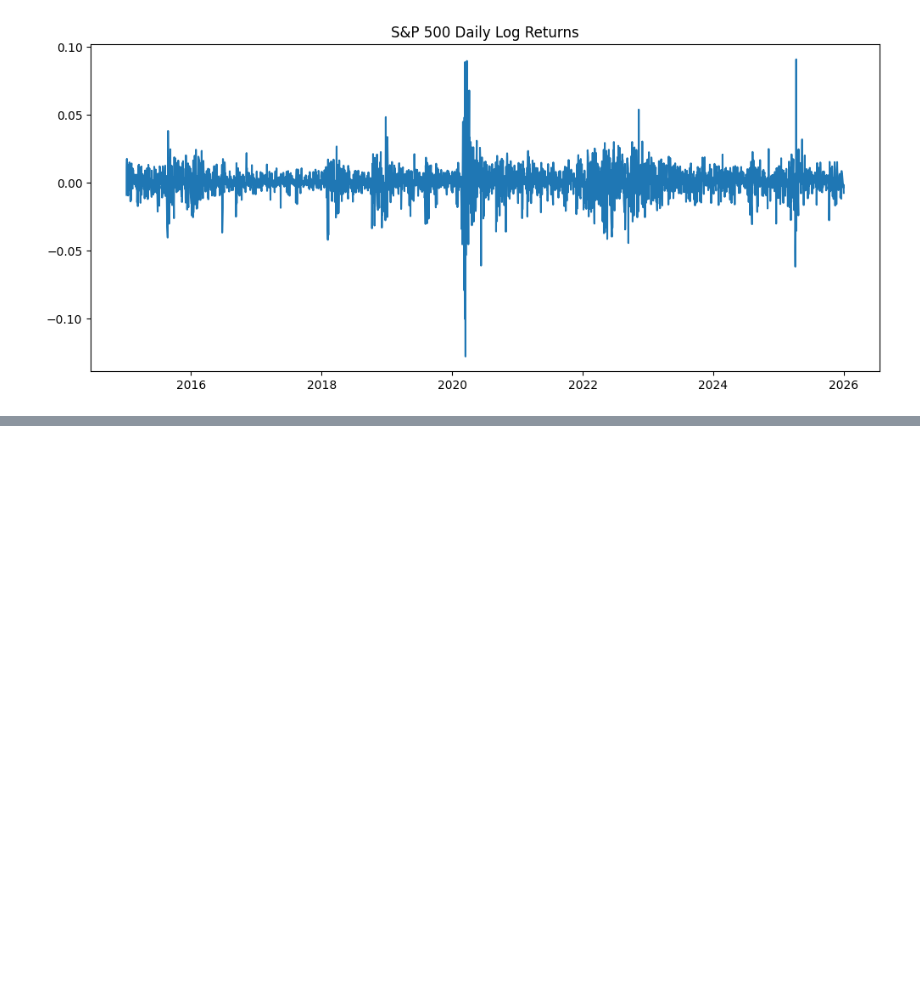
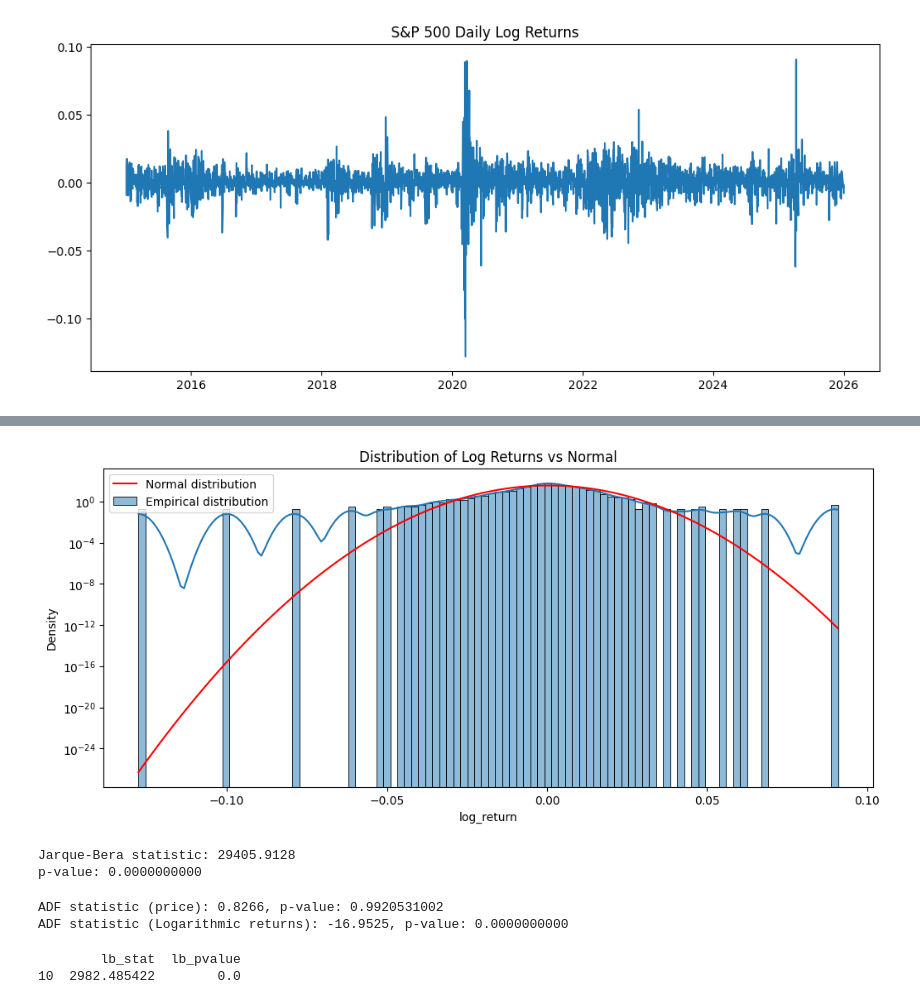
Before and after one commit to BartoszKalinowski1/sp500-volatility-forecasting, a Jupyter notebook: notebooks/01_data_and_stationarity.ipynb, the cells around one changed output, grey strips where cells are left out. Saved outputs shown, nothing was run; the diff lists cells and outputs as text; code cells hidden in the pictures; blank space fills up the shorter version.

```diff
--- a/notebooks/01_data_and_stationarity.ipynb
+++ b/notebooks/01_data_and_stationarity.ipynb
@@ -54,0 +71,45 @@ plt.show()
+# %%
+# Plot 2 - Logarithmic scale (shows fat tails: extreme returns occur far more often than a normal distribution would predict)
+plt.figure(figsize=(12,5))
+sns.histplot(data['log_return'], kde = True, stat='density', bins=100, label='Empirical distribution')
+
+mu = data['log_return'].mean()
+var  = data['log_return'].std()
+x = np.linspace(data['log_return'].min(), data['log_return'].max(), 100)
+plt.plot(x, stats.norm.pdf(x, mu, var), 'r-', label='Normal distribution')
+plt.yscale('log')
+plt.legend()
+plt.title('Distribution of Log Returns vs Normal')
+plt.show()
+# %% [output]
+[figure, added]
+# %%
+# Jarque-Bera test
+jb_stat, jb_pvalue = stats.jarque_bera(data['log_return'])
+print(f"Jarque-Bera statistic: {jb_stat:.4f}")
+print(f"p-value: {jb_pvalue:.10f}")
+# %% [output]
+Jarque-Bera statistic: 29405.9128
+p-value: 0.0000000000
+# %%
+# ADF test
+from statsmodels.tsa.stattools import adfuller
+
+adf_price = adfuller(data['Close'])
+print(f"ADF statistic (price): {adf_price[0]:.4f}, p-value: {adf_price[1]:.10f}")
+
+adf_returns = adfuller(data['log_return'])
+print(f"ADF statistic (Logarithmic returns): {adf_returns[0]:.4f}, p-value: {adf_returns[1]:.10f}")
+# %% [output]
+ADF statistic (price): 0.8266, p-value: 0.9920531002
+ADF statistic (Logarithmic returns): -16.9525, p-value: 0.0000000000
+# %%
+# Ljung-Box test
+from statsmodels.stats.diagnostic import acorr_ljungbox
+
+squared_returns = data['log_return']**2
+lb_test = acorr_ljungbox(squared_returns, lags=[10], return_df=True)
+print(lb_test)
+# %% [output]
+        lb_stat  lb_pvalue
+10  2982.485422        0.0
```
Also changed, not shown: parts of 1 cell of this notebook.
